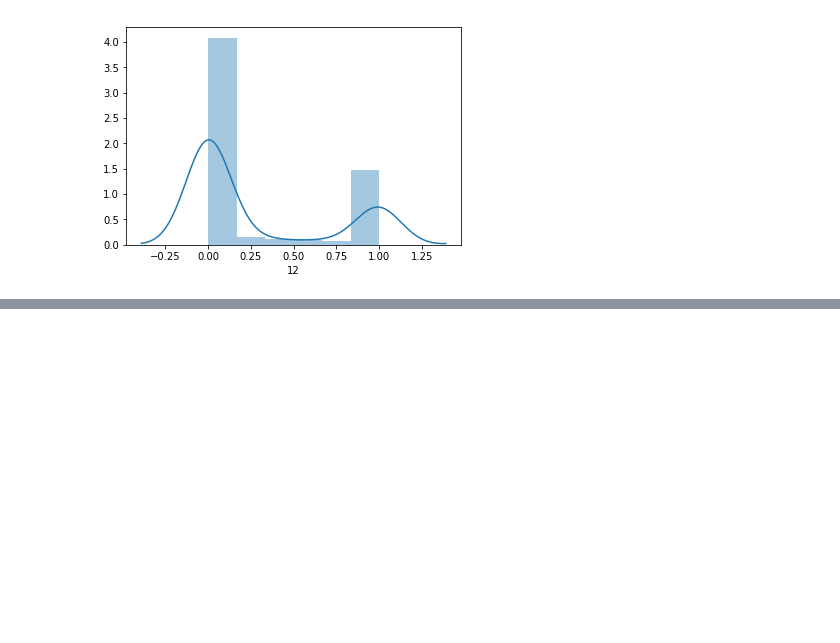
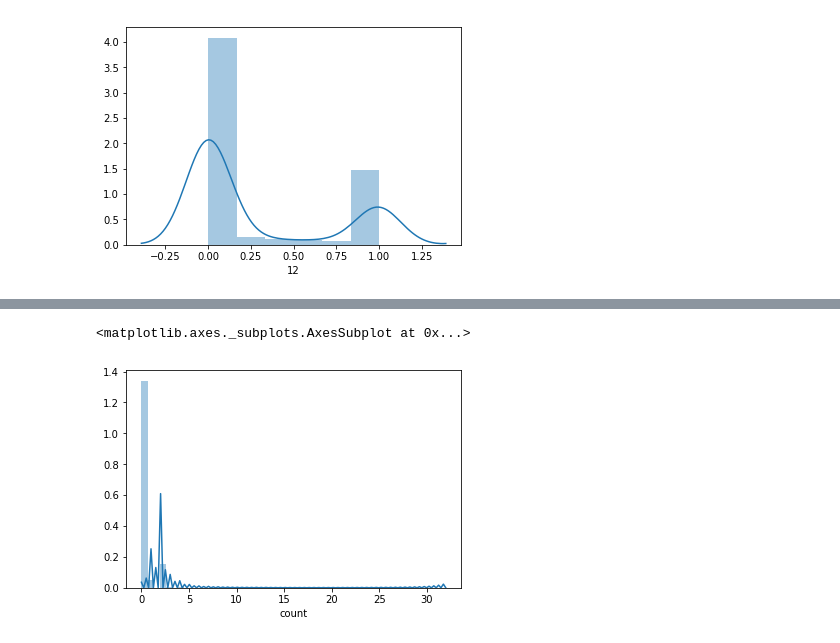
Before and after one commit to jfear/s2rnai, a Jupyter notebook: notebook/develop/2017-11-17_test_chipwf_w_modENCODEs2.ipynb, the cells around one changed output, grey strips where cells are left out. Cells and saved outputs as stored; diff of their text form; code cells hidden in the pictures; blank space fills up the shorter version.

```diff
--- a/notebook/develop/2017-11-17_test_chipwf_w_modENCODEs2.ipynb
+++ b/notebook/develop/2017-11-17_test_chipwf_w_modENCODEs2.ipynb
@@ -102,0 +105,7 @@ sb.distplot(coverage2[12])
+# %%
+test_coverage = pd.read_table('../../output/chip/test_coverage.bed', header=None)[[3,4]]
+
+test_coverage['gene_id'] = [x.split(';')[0].split()[1].strip('"')for x in test_coverage[3]]
+test_coverage['gene_symbol'] = [x.split(';')[1].split()[1].strip('"')for x in test_coverage[3]]
+test_coverage['count'] = test_coverage[4]
+test_coverage = test_coverage[['gene_id','gene_symbol','count']]
@@ -102,0 +142,5 @@ sb.distplot(coverage2[12])
+# %%
+sb.distplot(test_coverage['count'])
+# %% [output]
+<matplotlib.axes._subplots.AxesSubplot at 0x...>
+[figure, added]
```
Also changed, not shown: parts of 17 cells of this notebook.
